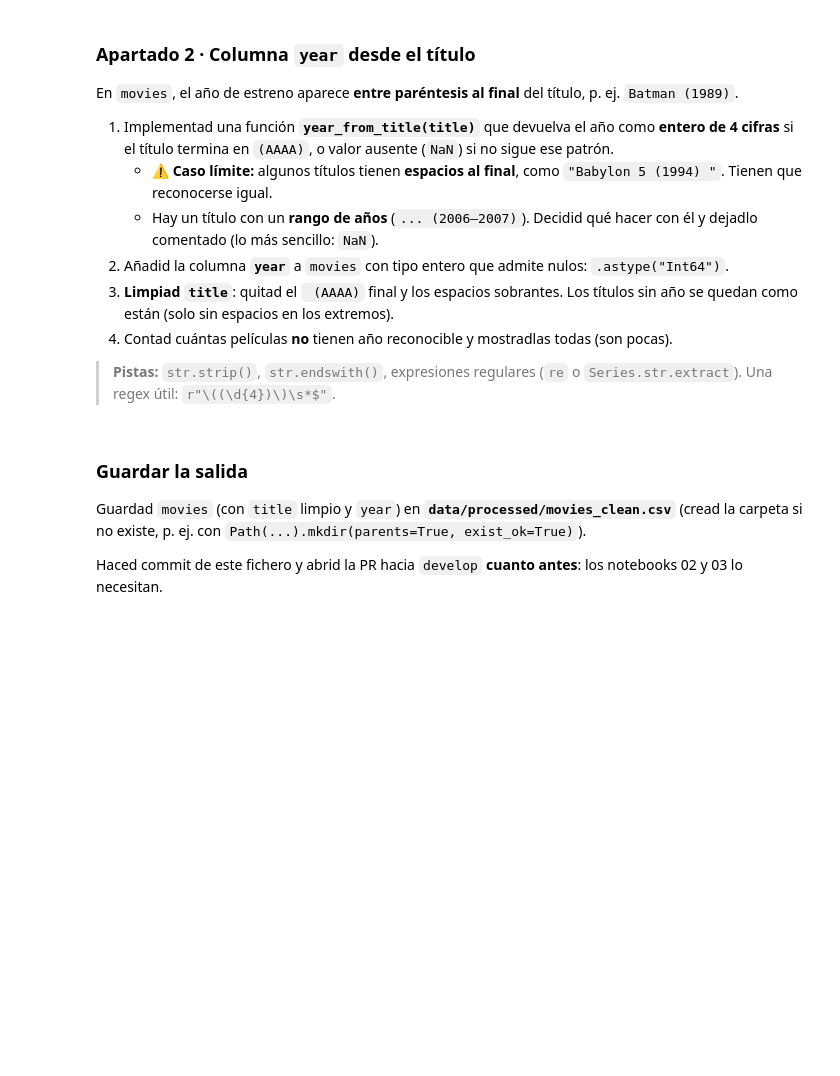
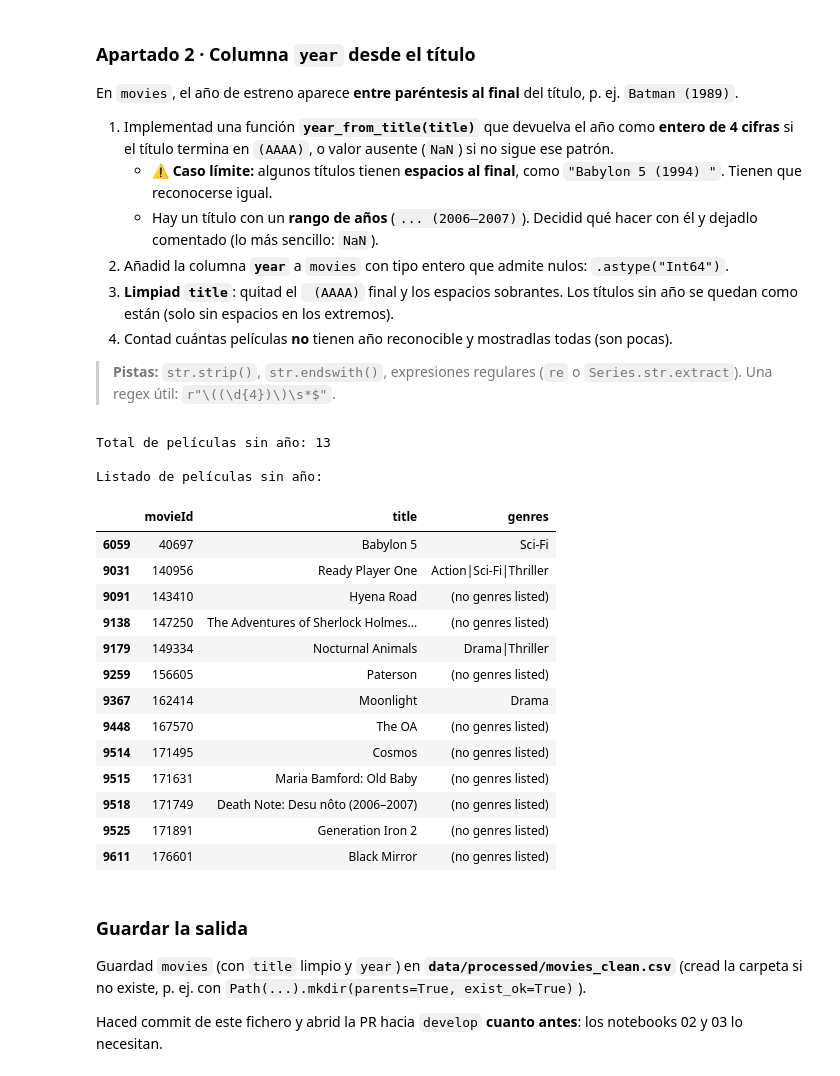
Before and after one commit to gonzalezsimancasalicia-cell/T10_Challenge, a Jupyter notebook: TC_01_Movies/01_ingesta_limpieza.ipynb, the cells around one changed output. Saved outputs shown, nothing was run; the diff lists cells and outputs as text; code cells hidden in the pictures; blank space fills up the shorter version.

```diff
--- a/TC_01_Movies/01_ingesta_limpieza.ipynb
+++ b/TC_01_Movies/01_ingesta_limpieza.ipynb
@@ -37,7 +82,61 @@ En `movies`, el año de estreno aparece **entre paréntesis al final** del títu
 
 > **Pistas:** `str.strip()`, `str.endswith()`, expresiones regulares (`re` o `Series.str.extract`). Una regex útil: `r"\((\d{4})\)\s*$"`.
 # %%
-# --- Apartado 2: columna `year` ---
+# --- Apartado 2: columna `year` --
+import re
+import numpy as np
+import pandas as pd
+from pathlib import Path
+
+def year_from_title(title: str):
+    """
+    Extrae el año como entero si el título termina en (AAAA),
+    incluso si contiene espacios en blanco al final.
+    Devuelve np.nan si no cumple el formato.
+    """
+    if not isinstance(title, str):
+        return np.nan
+    # Busca 4 dígitos entre paréntesis al final de la cadena (ignorando espacios finales)
+    match = re.search(r'\((\d{4})\)\s*$', title)
+    if match:
+        return int(match.group(1))
+    return np.nan
+
+def clean_title(title: str) -> str:
+    """
+    Elimina el año final (AAAA) y los espacios sobrantes de los extremos.
+    """
+    if not isinstance(title, str):
+        return title
+    # Remueve el patrón final (AAAA) y los espacios posteriores
+    cleaned = re.sub(r'\(\d{4}\)\s*$', '', title)
+    return cleaned.strip()
+
+movies["year"] = movies["title"].apply(year_from_title).astype("Int64")
+movies["title"] = movies["title"].apply(clean_title)
+sin_year = movies[movies["year"].isna()]
+print(f"Total de películas sin año: {len(sin_year)}")
+
+print("\nListado de películas sin año:")
+display(sin_year[["movieId", "title", "genres"]])
+# %% [output]
+Total de películas sin año: 13
+
+Listado de películas sin año:
+|  | movieId | title | genres |
+| 6059 | 40697 | Babylon 5 | Sci-Fi |
+| 9031 | 140956 | Ready Player One | Action|Sci-Fi|Thriller |
+| 9091 | 143410 | Hyena Road | (no genres listed) |
+| 9138 | 147250 | The Adventures of Sherlock Holmes... | (no genres listed) |
+| 9179 | 149334 | Nocturnal Animals | Drama|Thriller |
+| 9259 | 156605 | Paterson | (no genres listed) |
+| 9367 | 162414 | Moonlight | Drama |
+| 9448 | 167570 | The OA | (no genres listed) |
+| 9514 | 171495 | Cosmos | (no genres listed) |
+| 9515 | 171631 | Maria Bamford: Old Baby | (no genres listed) |
+| 9518 | 171749 | Death Note: Desu nôto (2006–2007) | (no genres listed) |
+| 9525 | 171891 | Generation Iron 2 | (no genres listed) |
+| 9611 | 176601 | Black Mirror | (no genres listed) |
 # %% [markdown]
 ### Guardar la salida
 
```
Also changed, not shown: parts of 2 cells of this notebook.
